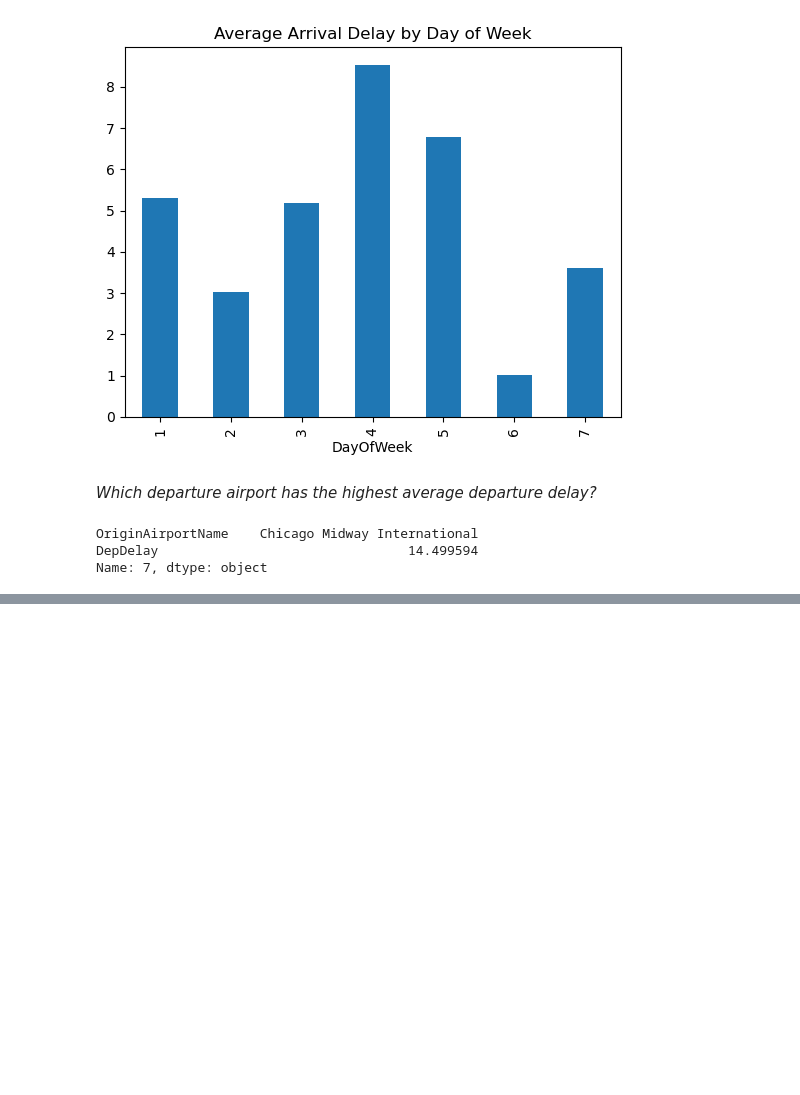
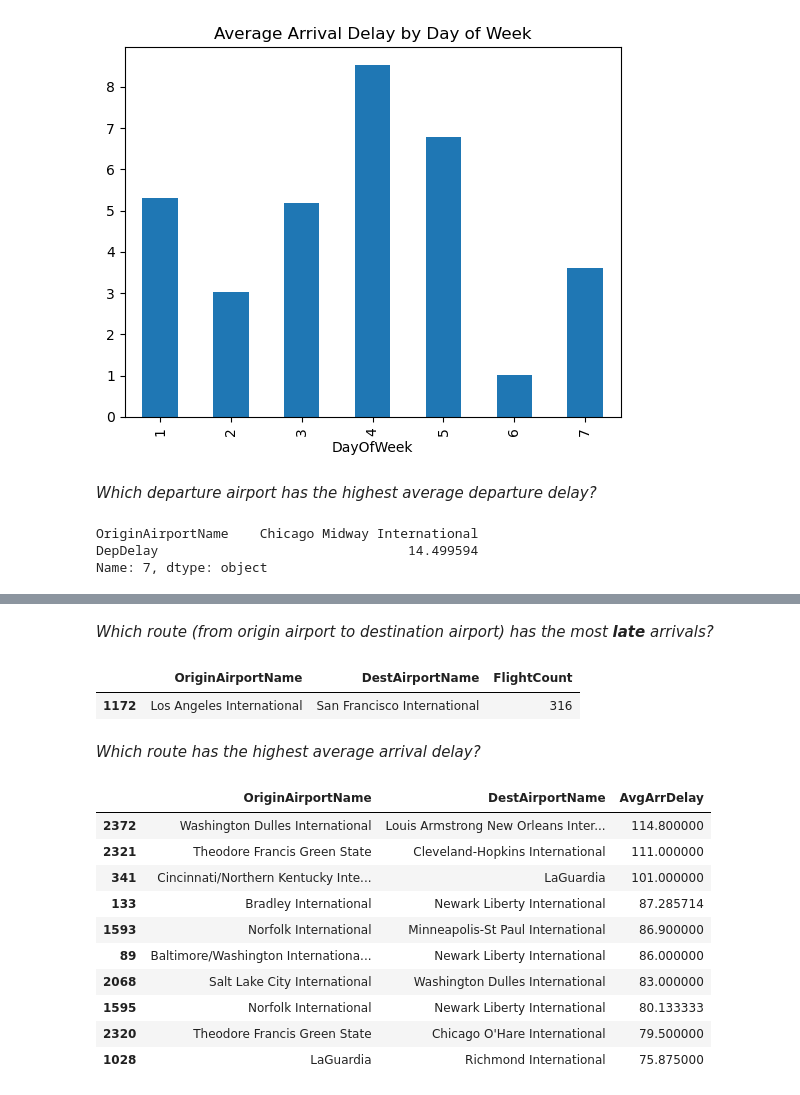
Before and after one commit to luisquesada/ml-basics, a Jupyter notebook: challenges/01 - Flights Challenge.ipynb, the cells around one changed output, grey strips where cells are left out. Cells and saved outputs as stored; diff of their text form; code cells hidden in the pictures; blank space fills up the shorter version.

```diff
--- a/challenges/01 - Flights Challenge.ipynb
+++ b/challenges/01 - Flights Challenge.ipynb
@@ -415,0 +423,36 @@ Name: 7, dtype: object
+# %% [markdown]
+*Which route (from origin airport to destination airport) has the most **late** arrivals?*
+# %%
+# Group by 'OriginAirportName' and 'DestAirportName' and count the occurrences
+df_flights_late_arrivals = df_flights_filtered.query('ArrDel15 == 1')
+grouped_counts = df_flights_late_arrivals.groupby(['OriginAirportName', 'DestAirportName']).size().reset_index(name='FlightCount')
+
+
+# Sort the DataFrame by 'FlightCount' in descending order
+sorted_grouped_counts = grouped_counts.sort_values(by='FlightCount', ascending=False)
+
+# Display the grouped and counted DataFrame
+sorted_grouped_counts.head(1)
+# %% [output]
+|  | OriginAirportName | DestAirportName | FlightCount |
+| 1172 | Los Angeles International | San Francisco International | 316 |
+# %% [markdown]
+*Which route has the highest average arrival delay?*
+# %%
+df_flights_arrival_delayed = df_flights_filtered.query('ArrDelay > 0')
+grouped_averages = df_flights_arrival_delayed.groupby(['OriginAirportName', 'DestAirportName'])['ArrDelay'].mean().reset_index(name='AvgArrDelay')
+sorted_grouped_averages = grouped_averages.sort_values(by='AvgArrDelay', ascending=False)
+
+sorted_grouped_averages.head(10)
+# %% [output]
+|  | OriginAirportName | DestAirportName | AvgArrDelay |
+| 2372 | Washington Dulles International | Louis Armstrong New Orleans Inter... | 114.800000 |
+| 2321 | Theodore Francis Green State | Cleveland-Hopkins International | 111.000000 |
+| 341 | Cincinnati/Northern Kentucky Inte... | LaGuardia | 101.000000 |
+| 133 | Bradley International | Newark Liberty International | 87.285714 |
+| 1593 | Norfolk International | Minneapolis-St Paul International | 86.900000 |
+| 89 | Baltimore/Washington Internationa... | Newark Liberty International | 86.000000 |
+| 2068 | Salt Lake City International | Washington Dulles International | 83.000000 |
+| 1595 | Norfolk International | Newark Liberty International | 80.133333 |
+| 2320 | Theodore Francis Green State | Chicago O'Hare International | 79.500000 |
+| 1028 | LaGuardia | Richmond International | 75.875000 |
```
Also changed, not shown: parts of 2 cells of this notebook, 1 other file.
